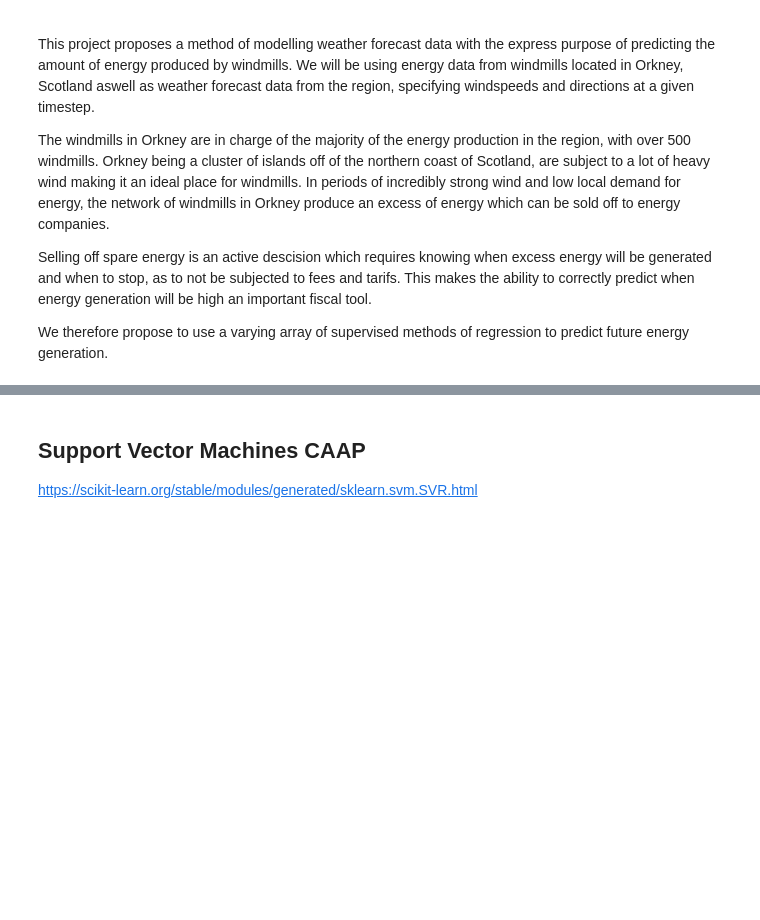
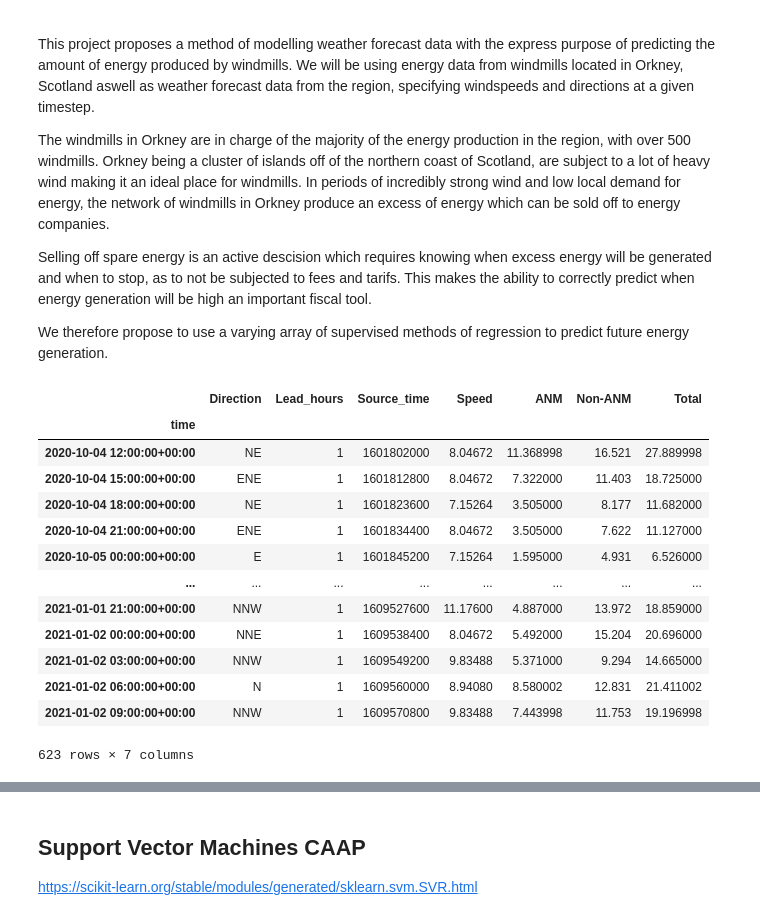
Before and after one commit to CasperAntonPoulsen/StatisticsProject, a Jupyter notebook: windmillEnergyProduction.ipynb, the cells around one changed output, grey strips where cells are left out. Cells and saved outputs as stored; diff of their text form; code cells hidden in the pictures; blank space fills up the shorter version.

Commit message:
Added new data and features

```diff
--- a/windmillEnergyProduction.ipynb
+++ b/windmillEnergyProduction.ipynb
@@ -37,10 +42,29 @@ def eval_metrics(actual, pred):
 	mae = mean_absolute_error(actual, pred)
 	r2 = r2_score(actual, pred)
 	return rmse, mae, r2
+# %%
+time_two_years = (datetime.datetime.utcnow() - datetime.timedelta(days=365*2)).strftime("'%Y-%m-%dT%H:%M:%SZ'")
 # %%
 dataCollector = WindDataCollector()
 
-gen_df = dataCollector.getGenerationData(now = datetime.datetime.utcnow().strftime("'%Y-%m-%dT%H:%M:%SZ'"), delta="90")
-wind_df = dataCollector.getWindData(now = datetime.datetime.utcnow().strftime("'%Y-%m-%dT%H:%M:%SZ'"), delta="90")
+gen_df = dataCollector.getGenerationData(now = time_two_years, delta="90")
+wind_df = dataCollector.getWindData(now = time_two_years, delta="90")
 
-gen_df_alligned = pd.merge_asof(wind_df,gen_df,left_index=True, right_index=True)[["Total"]]
+gen_df_alligned = pd.merge_asof(wind_df,gen_df,left_index=True, right_index=True)
+# %%
+gen_df_alligned
+# %% [output]
+|  | Direction | Lead_hours | Source_time | Speed | ANM | Non-ANM | Total |
+| time |  |  |  |  |  |  |  |
+| 2020-10-04 12:00:00+00:00 | NE | 1 | 1601802000 | 8.04672 | 11.368998 | 16.521 | 27.889998 |
+| 2020-10-04 15:00:00+00:00 | ENE | 1 | 1601812800 | 8.04672 | 7.322000 | 11.403 | 18.725000 |
+| 2020-10-04 18:00:00+00:00 | NE | 1 | 1601823600 | 7.15264 | 3.505000 | 8.177 | 11.682000 |
+| 2020-10-04 21:00:00+00:00 | ENE | 1 | 1601834400 | 8.04672 | 3.505000 | 7.622 | 11.127000 |
+| 2020-10-05 00:00:00+00:00 | E | 1 | 1601845200 | 7.15264 | 1.595000 | 4.931 | 6.526000 |
+| ... | ... | ... | ... | ... | ... | ... | ... |
+| 2021-01-01 21:00:00+00:00 | NNW | 1 | 1609527600 | 11.17600 | 4.887000 | 13.972 | 18.859000 |
+| 2021-01-02 00:00:00+00:00 | NNE | 1 | 1609538400 | 8.04672 | 5.492000 | 15.204 | 20.696000 |
+| 2021-01-02 03:00:00+00:00 | NNW | 1 | 1609549200 | 9.83488 | 5.371000 | 9.294 | 14.665000 |
+| 2021-01-02 06:00:00+00:00 | N | 1 | 1609560000 | 8.94080 | 8.580002 | 12.831 | 21.411002 |
+| 2021-01-02 09:00:00+00:00 | NNW | 1 | 1609570800 | 9.83488 | 7.443998 | 11.753 | 19.196998 |
+623 rows × 7 columns
```
Also changed, not shown: parts of 18 cells of this notebook, 1 other file.
